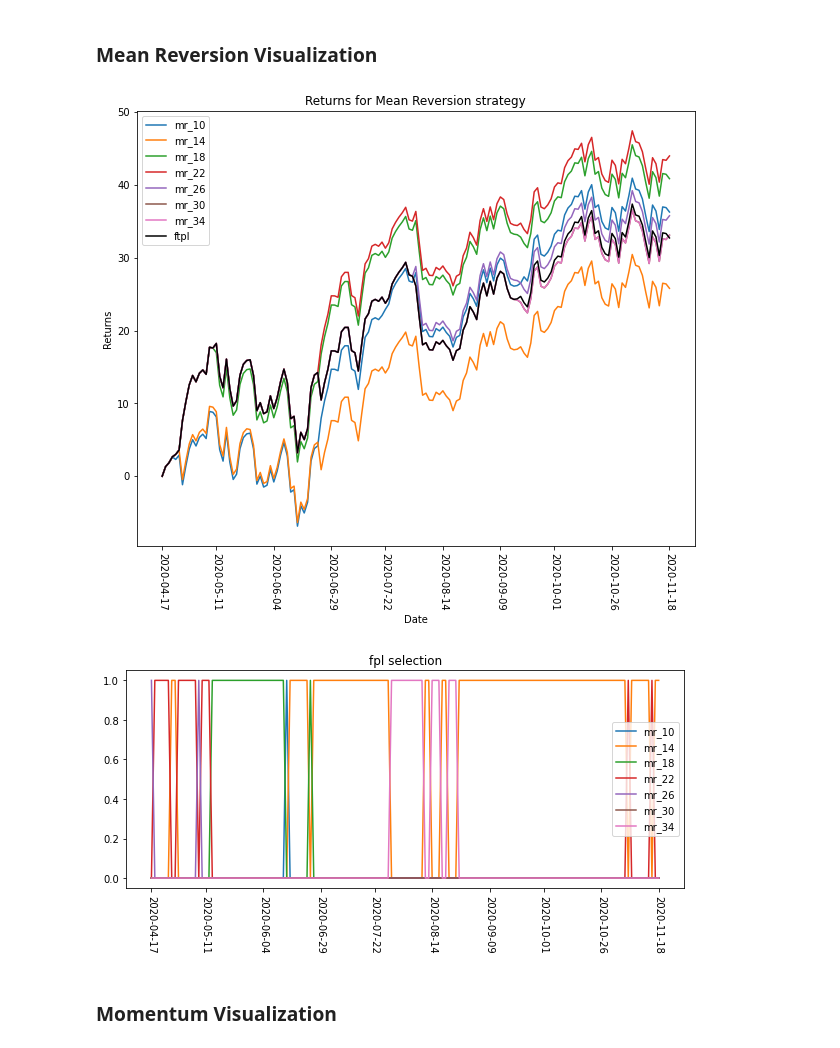
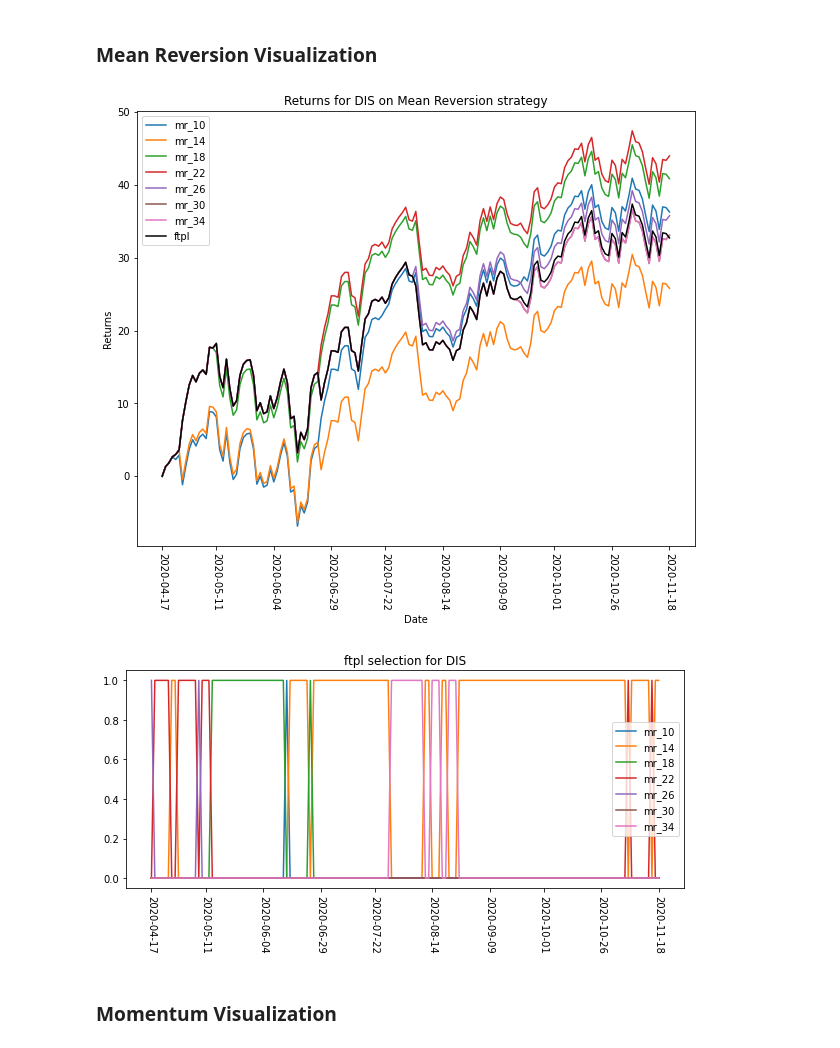
Before and after one commit to luisgonzalex/ftlp_stocks_analysis, a Jupyter notebook: fpl_DIS.ipynb, the cells around one changed output. Drawn from its saved outputs; the diff is of its cells as text; code cells hidden in the pictures.

```diff
--- a/fpl_DIS.ipynb
+++ b/fpl_DIS.ipynb
@@ -19,6 +19,7 @@ fname = 'csv_data/clean_data/dis_dailys_clean.csv'
 returns = utils.load_data(fname)
 arima_fname = 'csv_data/clean_data/dis_daily_05-19_clean.csv'
 arima_data = pd.read_csv(arima_fname, index_col=0, squeeze=True)['return']
+stock_name = "DIS"
 # %% [markdown]
 <h2 id="Model Setup">Model Setup<a class="anchor-link" href="#Model-Setup">¶</a></h2>
 # %%
@@ -74,10 +75,10 @@ Running model for ARIMA strategy
 # %% [markdown]
 ### Mean Reversion Visualization
 # %%
-utils.visualize(experiments, 'Mean Reversion')
+utils.visualize(experiments, 'Mean Reversion', stock_name, True)
 # %% [output]
-[figure, old version]
+[figure, new version]
-[figure, old version]
+[figure, new version]
 # %% [markdown]
 ### Momentum Visualization
 # %%
```
Also changed, not shown: parts of 2 cells of this notebook, 17 other files.
